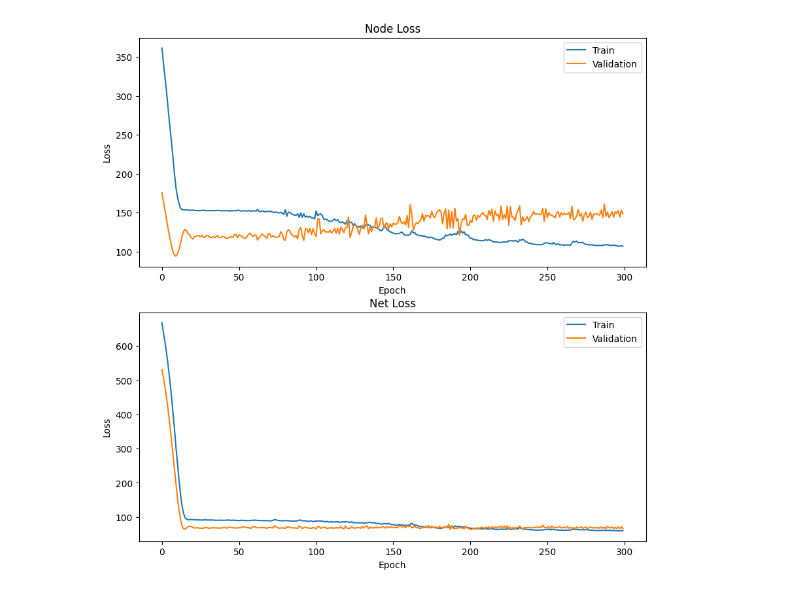
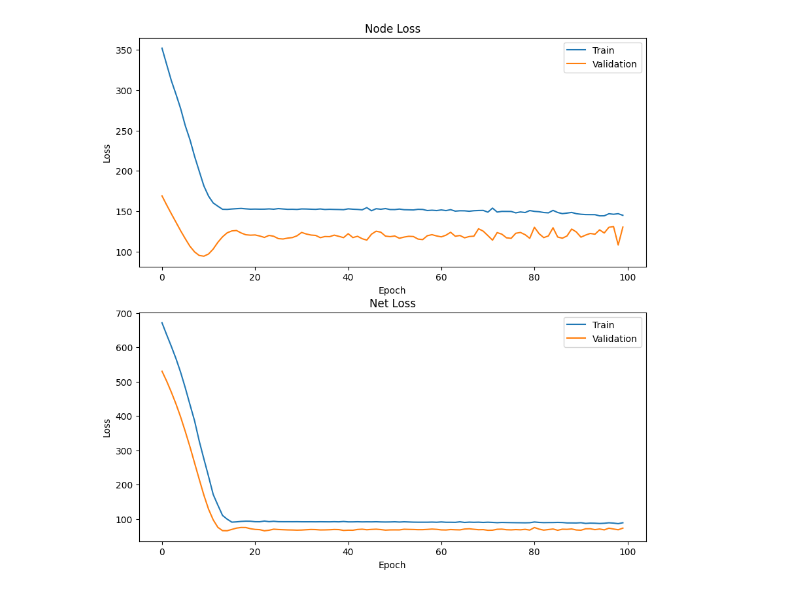
Before and after one commit to hanhoangia/dehnn-optim, a Jupyter notebook: notebook/performance_analysis.ipynb, the cells around one changed output. Cells and saved outputs as stored; diff of their text form; code cells hidden in the pictures.

Commit message:
update pre-trained model files, add profiling results, and clean up repo

```diff
--- a/notebook/performance_analysis.ipynb
+++ b/notebook/performance_analysis.ipynb
@@ -25,11 +25,11 @@ def plot_losses(losses):
     plt.savefig('loss_curves.png')
     plt.show()
 # %%
-losses_baseline = pd.read_csv('../profiling_results/baseline/losses.csv')
+losses_baseline = pd.read_csv('../profiling_results/baseline/performance.csv')
 losses_baseline = losses_baseline.set_index('epoch')
 plot_losses(losses_baseline)
 # %% [output]
-[figure, old version]
+[figure, new version]
 # %%
 losses_baseline_earlystop = pd.read_csv('../profiling_results/baseline-earlystop/performance.csv')
 losses_baseline_earlystop = losses_baseline_earlystop.set_index('epoch')
```
Also changed, not shown: parts of 7 cells of this notebook, 53 other files.
